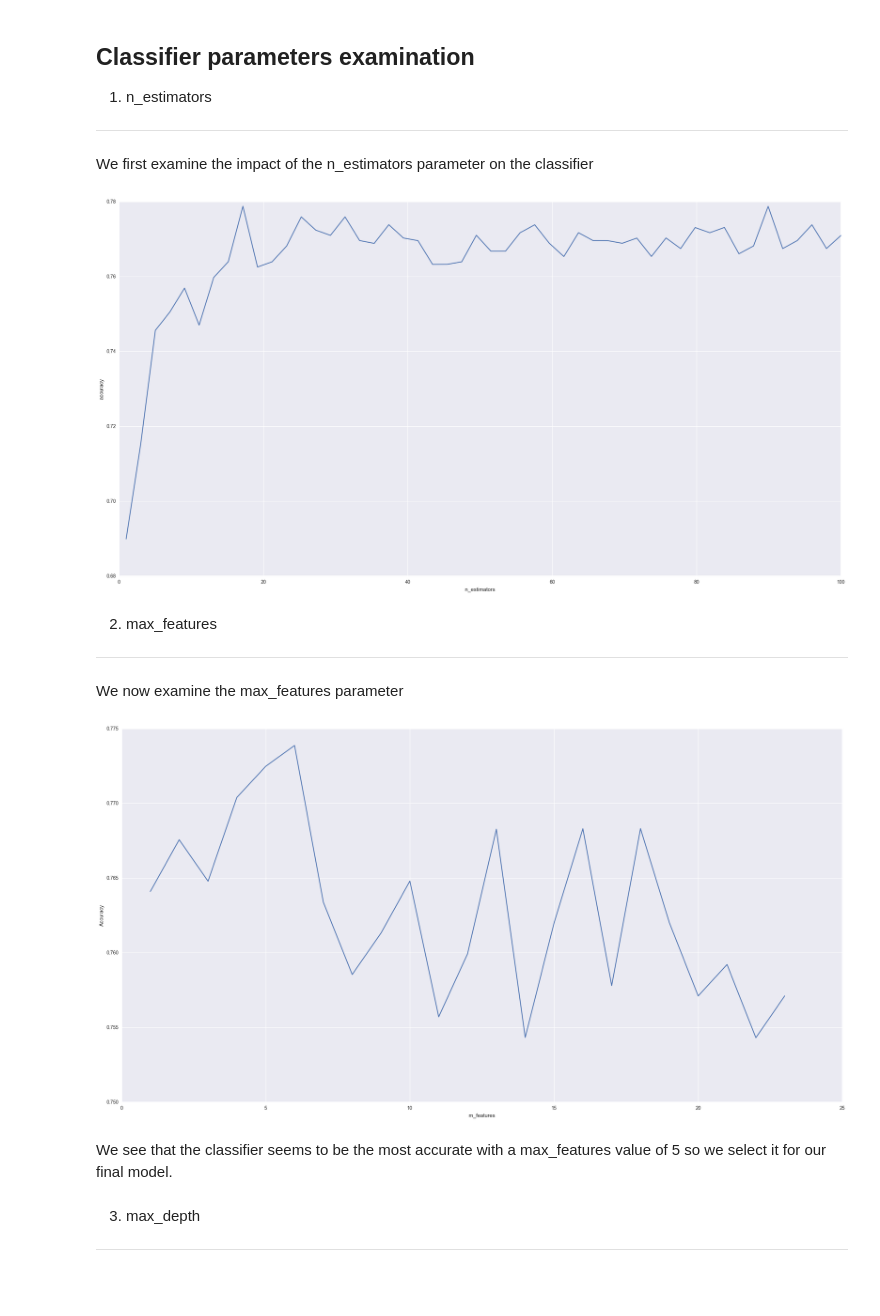
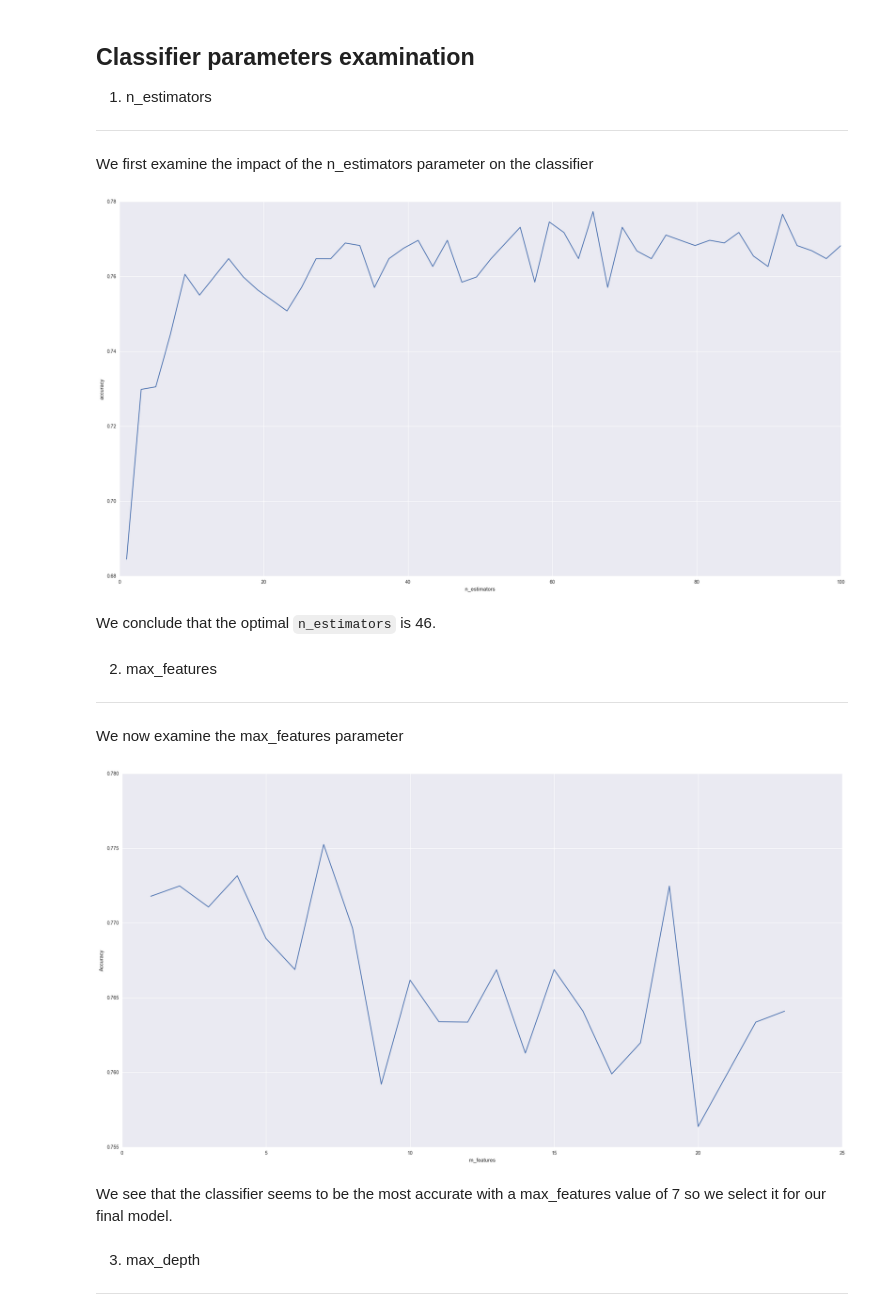
Before and after one commit to SolalPirelli/ADA2016, a Jupyter notebook: 04 - Applied ML/04 - Applied ML.ipynb, the cells around one changed output. Saved outputs shown, nothing was run; the diff lists cells and outputs as text; code cells hidden in the pictures; blank space fills up the shorter version.

```diff
--- a/04 - Applied ML/04 - Applied ML.ipynb
+++ b/04 - Applied ML/04 - Applied ML.ipynb
@@ -170,0 +138,6 @@ Index(['club', 'leagueCountry', 'birthday', 'height', 'weight', 'position',
+# %%
+r = cleaned.copy()
+r = r.groupby('playerShort').agg('first') # Only keep one entry per player
+r = r.dropna().drop('player', axis=1)
+
+r.columns
@@ -213,9 +192,12 @@ def plot_xy(x, y, xn, yn):
     axes.set_ylabel(yn)
     f.show()
 
+# This triggers a warning saying the figure cannot be shown. Yet the figure is shown anyway. Go figure...
 plot_xy(n_estimators_range, acc, "n_estimators", "accuracy")
 # %% [output]
-[figure, old version]
+[figure, new version]
+# %% [markdown]
+We conclude that the optimal `n_estimators` is 46.
 # %% [markdown]
 2. max_features
 -------------------
@@ -223,18 +205,18 @@ We now examine the max_features parameter
 # %%
 m_features_range = range(1, features.shape[1])
 
 m_features_accuracies = []
 
 for i in m_features_range:
-    clf = RandomForestClassifier(max_features=i, n_estimators=22)
+    clf = RandomForestClassifier(max_features=i, n_estimators=46)
     score = np.mean(cross_val_score(clf, features, r['skintone'], cv=9))
     m_features_accuracies.append(score)
 
 plot_xy(m_features_range, m_features_accuracies, "m_features", "Accuracy")
 # %% [output]
-[figure, old version]
+[figure, new version]
 # %% [markdown]
-We see that the classifier seems to be the most accurate with a max_features value of 5 so we select it for our final model.
+We see that the classifier seems to be the most accurate with a max_features value of 7 so we select it for our final model.
 # %% [markdown]
 3. max_depth
 -----------------------
```
Also changed, not shown: parts of 36 cells of this notebook.
